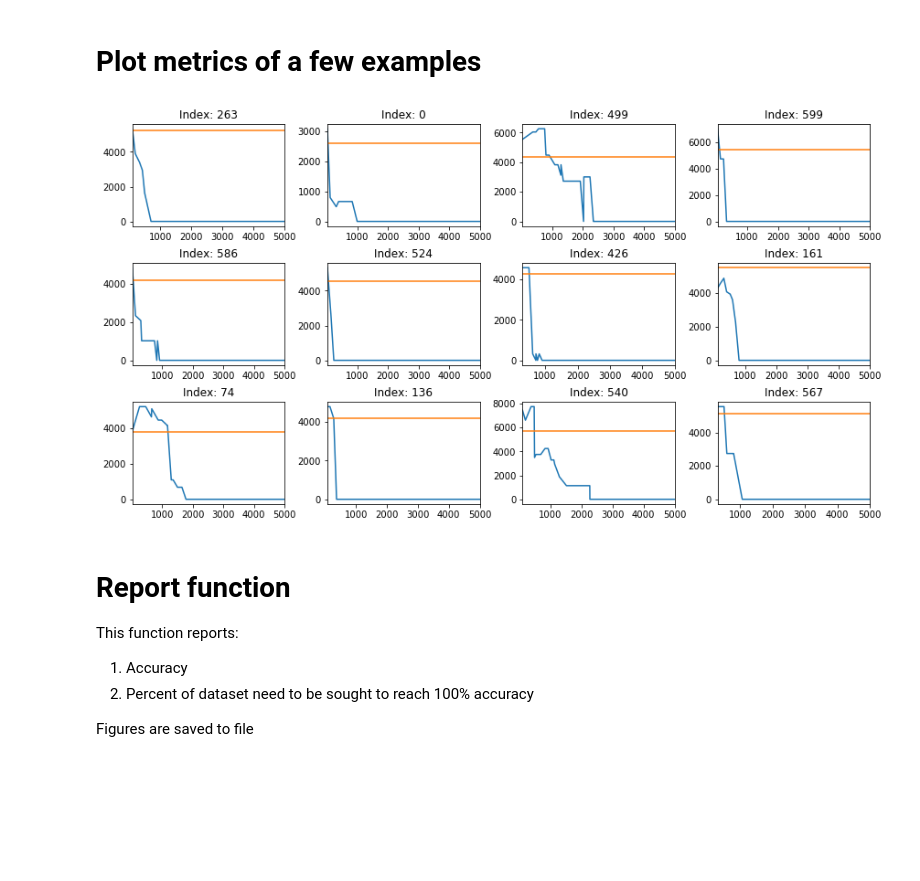
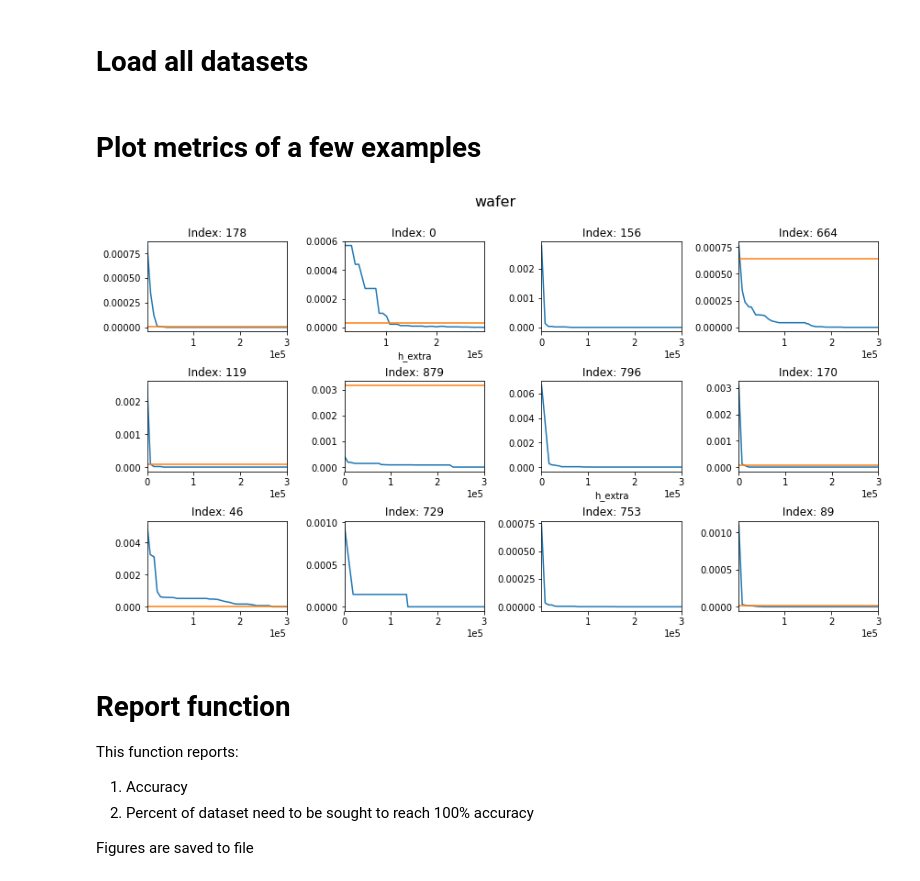
Before and after one commit to ctring/genex, a Jupyter notebook: scripts/postprocessing/results_processing_individual_dataset.ipynb, the cells around one changed output. Cells and saved outputs as stored; diff of their text form; code cells hidden in the pictures; blank space fills up the shorter version.

```diff
--- a/scripts/postprocessing/results_processing_individual_dataset.ipynb
+++ b/scripts/postprocessing/results_processing_individual_dataset.ipynb
@@ -50,0 +30,2 @@ df_50words_out = attach_new_metric(read_results_file(prefix + 'ksim_outside_50wo
+# %% [markdown]
+# Load all datasets
@@ -51,11 +47,43 @@ df_50words_out = attach_new_metric(read_results_file(prefix + 'ksim_outside_50wo
 # %% [markdown]
 # Plot metrics of a few examples
+# %%
+def quick_view_metric(df, metric, k, title='', xlim=-1):
+    examples = df[['ts_index', 'ts_start', 'ts_end']].drop_duplicates()
+    samples = examples.sample(12)
+    dfk = df[df.k == k]
+    fig, axs = plt.subplots(3, 4, figsize=(12, 7))
+    axs = axs.flatten()
+    fig.suptitle(title, fontsize=16)
+
+    for iax, (index, row) in enumerate(samples.iterrows()):
+        selector = ((dfk['ts_index'] == row['ts_index'])
+                    & (dfk['ts_start'] == row['ts_start'])
+                    & (dfk['ts_end'] == row['ts_end']))
+        current = dfk[selector][['h_extra', metric + '_ksim', metric + '_paa']].drop_duplicates()
+
+        h = current['h_extra']
+
+        metric_ksim = pd.Series(current[metric + '_ksim'].values, index=h)
+        metric_paa = pd.Series(current[metric + '_paa'].values, index=h)
+
+        metric_ksim = sort_and_clamp(metric_ksim, xlim)
+        metric_paa = sort_and_clamp(metric_paa, xlim)
+
+        ax = axs[iax]
+        ax.ticklabel_format(style='sci', axis='x', scilimits=(0,4), useMathText='True')
+        metric_ksim.plot(title='Index: %d'%index, ax=ax)
+        metric_paa.plot(title='Index: %d'%index, ax=ax)
 # %%
-quick_view_metric(df_ItalyPowerDemand, metric='l1', title='', xlim=5000)
+view_dataset = 'wafer'
+quick_view_metric(all_datasets[view_dataset]['df']
+                  , metric='l1'
+                  , k=15
+                  , title=all_datasets[view_dataset]['name']
+                  , xlim=300000)
 plt.tight_layout()
 plt.subplots_adjust(top=0.88)
 # %% [output]
-[figure, old version]
+[figure, new version]
 # %% [markdown]
 # Report function
 
```
Also changed, not shown: parts of 24 cells of this notebook, 15 other files.
